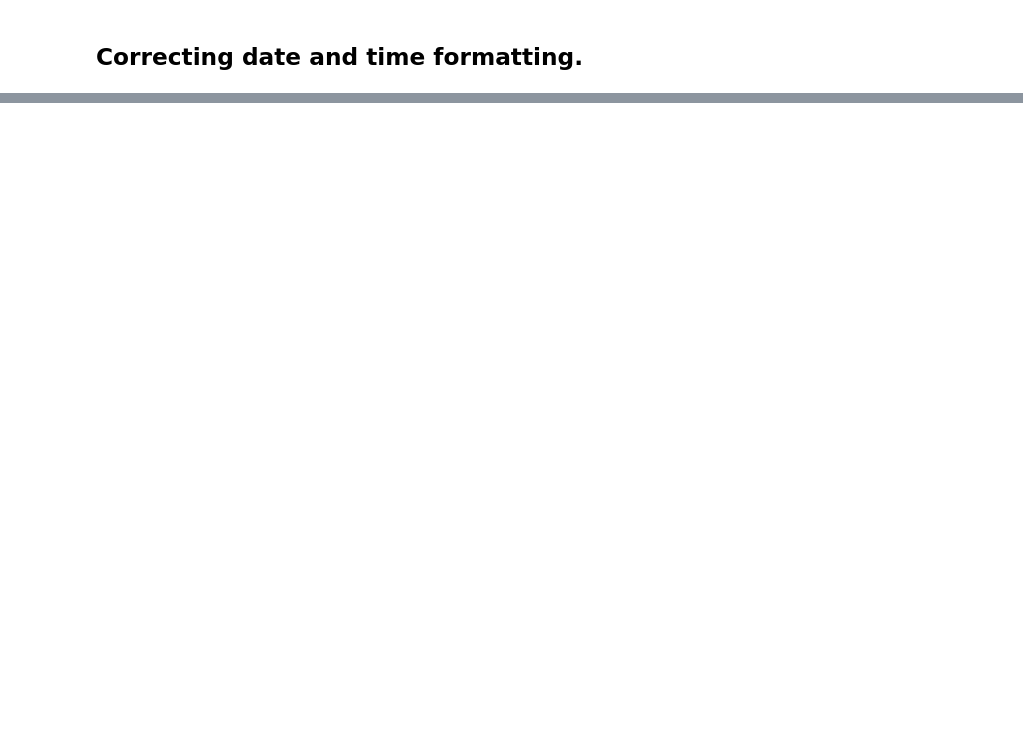
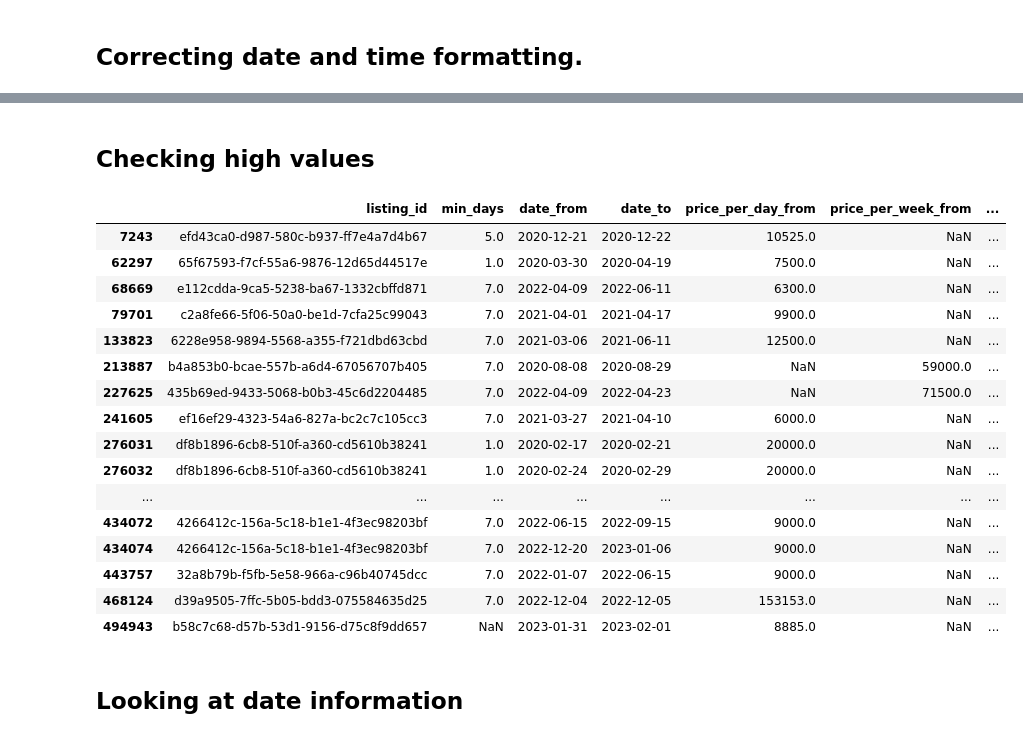
Before and after one commit to neue-fische-traum/traum-preis, a Jupyter notebook: EDA/EDA_notebook_4_prices.ipynb, the cells around one changed output, grey strips where cells are left out. Saved outputs shown, nothing was run; the diff lists cells and outputs as text; code cells hidden in the pictures; blank space fills up the shorter version.

```diff
--- a/EDA/EDA_notebook_4_prices.ipynb
+++ b/EDA/EDA_notebook_4_prices.ipynb
@@ -46,0 +260,24 @@ df_prices['price_per_week_from'].isna().value_counts()
+# %% [markdown]
+## Checking high values
+# %%
+df_prices.query('filled_in_price_per_day >= 5000')
+# %% [output]
+|  | listing_id | min_days | date_from | date_to | price_per_day_from | price_per_week_from | ... |
+| 7243 | efd43ca0-d987-580c-b937-ff7e4a7d4b67 | 5.0 | 2020-12-21 | 2020-12-22 | 10525.0 | NaN | ... |
+| 62297 | 65f67593-f7cf-55a6-9876-12d65d44517e | 1.0 | 2020-03-30 | 2020-04-19 | 7500.0 | NaN | ... |
+| 68669 | e112cdda-9ca5-5238-ba67-1332cbffd871 | 7.0 | 2022-04-09 | 2022-06-11 | 6300.0 | NaN | ... |
+| 79701 | c2a8fe66-5f06-50a0-be1d-7cfa25c99043 | 7.0 | 2021-04-01 | 2021-04-17 | 9900.0 | NaN | ... |
+| 133823 | 6228e958-9894-5568-a355-f721dbd63cbd | 7.0 | 2021-03-06 | 2021-06-11 | 12500.0 | NaN | ... |
+| 213887 | b4a853b0-bcae-557b-a6d4-67056707b405 | 7.0 | 2020-08-08 | 2020-08-29 | NaN | 59000.0 | ... |
+| 227625 | 435b69ed-9433-5068-b0b3-45c6d2204485 | 7.0 | 2022-04-09 | 2022-04-23 | NaN | 71500.0 | ... |
+| 241605 | ef16ef29-4323-54a6-827a-bc2c7c105cc3 | 7.0 | 2021-03-27 | 2021-04-10 | 6000.0 | NaN | ... |
+| 276031 | df8b1896-6cb8-510f-a360-cd5610b38241 | 1.0 | 2020-02-17 | 2020-02-21 | 20000.0 | NaN | ... |
+| 276032 | df8b1896-6cb8-510f-a360-cd5610b38241 | 1.0 | 2020-02-24 | 2020-02-29 | 20000.0 | NaN | ... |
+| ... | ... | ... | ... | ... | ... | ... | ... |
+| 434072 | 4266412c-156a-5c18-b1e1-4f3ec98203bf | 7.0 | 2022-06-15 | 2022-09-15 | 9000.0 | NaN | ... |
+| 434074 | 4266412c-156a-5c18-b1e1-4f3ec98203bf | 7.0 | 2022-12-20 | 2023-01-06 | 9000.0 | NaN | ... |
+| 443757 | 32a8b79b-f5fb-5e58-966a-c96b40745dcc | 7.0 | 2022-01-07 | 2022-06-15 | 9000.0 | NaN | ... |
+| 468124 | d39a9505-7ffc-5b05-bdd3-075584635d25 | 7.0 | 2022-12-04 | 2022-12-05 | 153153.0 | NaN | ... |
+| 494943 | b58c7c68-d57b-53d1-9156-d75c8f9dd657 | NaN | 2023-01-31 | 2023-02-01 | 8885.0 | NaN | ... |
+# %% [markdown]
+## Looking at date information
```
Also changed, not shown: parts of 35 cells of this notebook, 2 other files.
